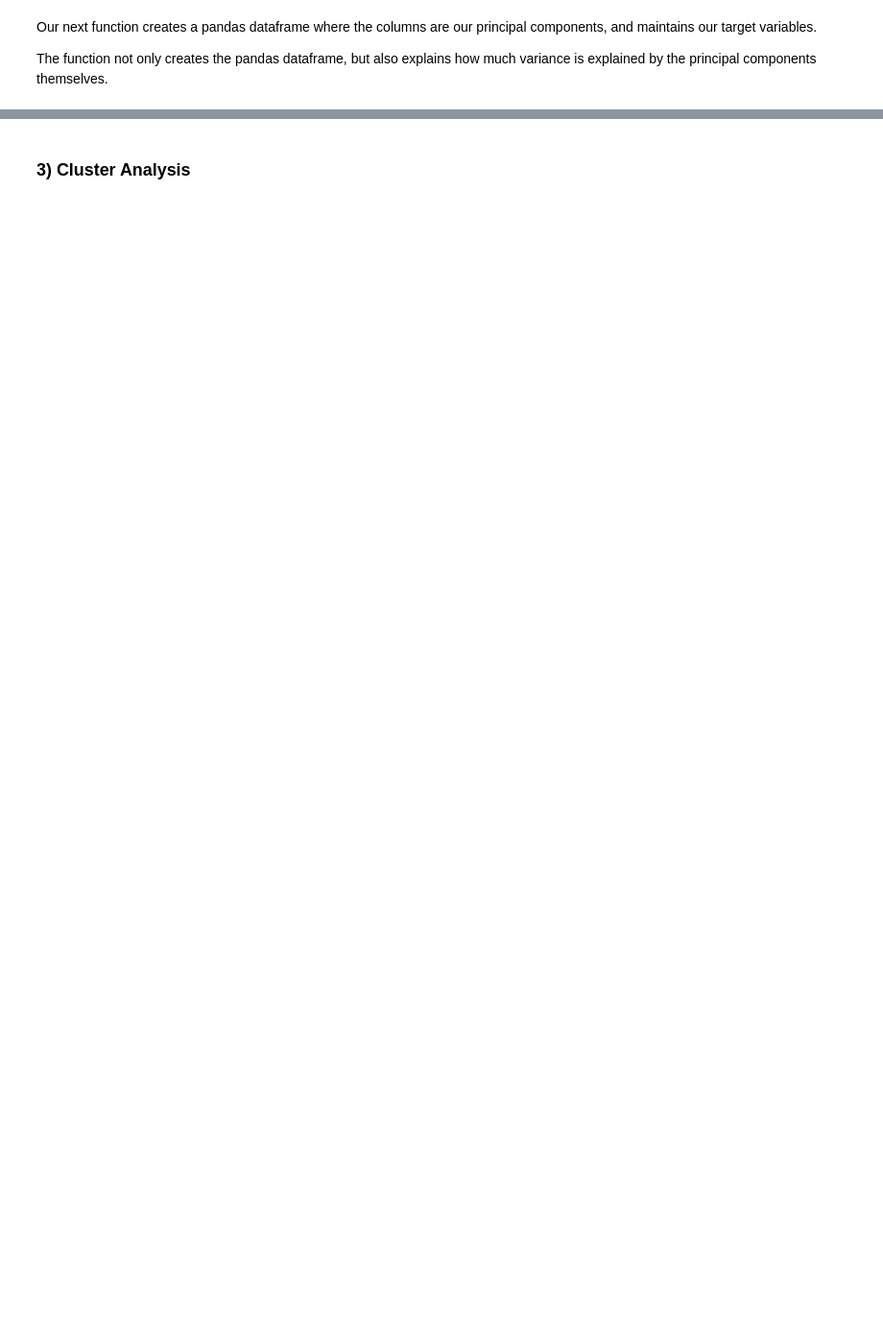
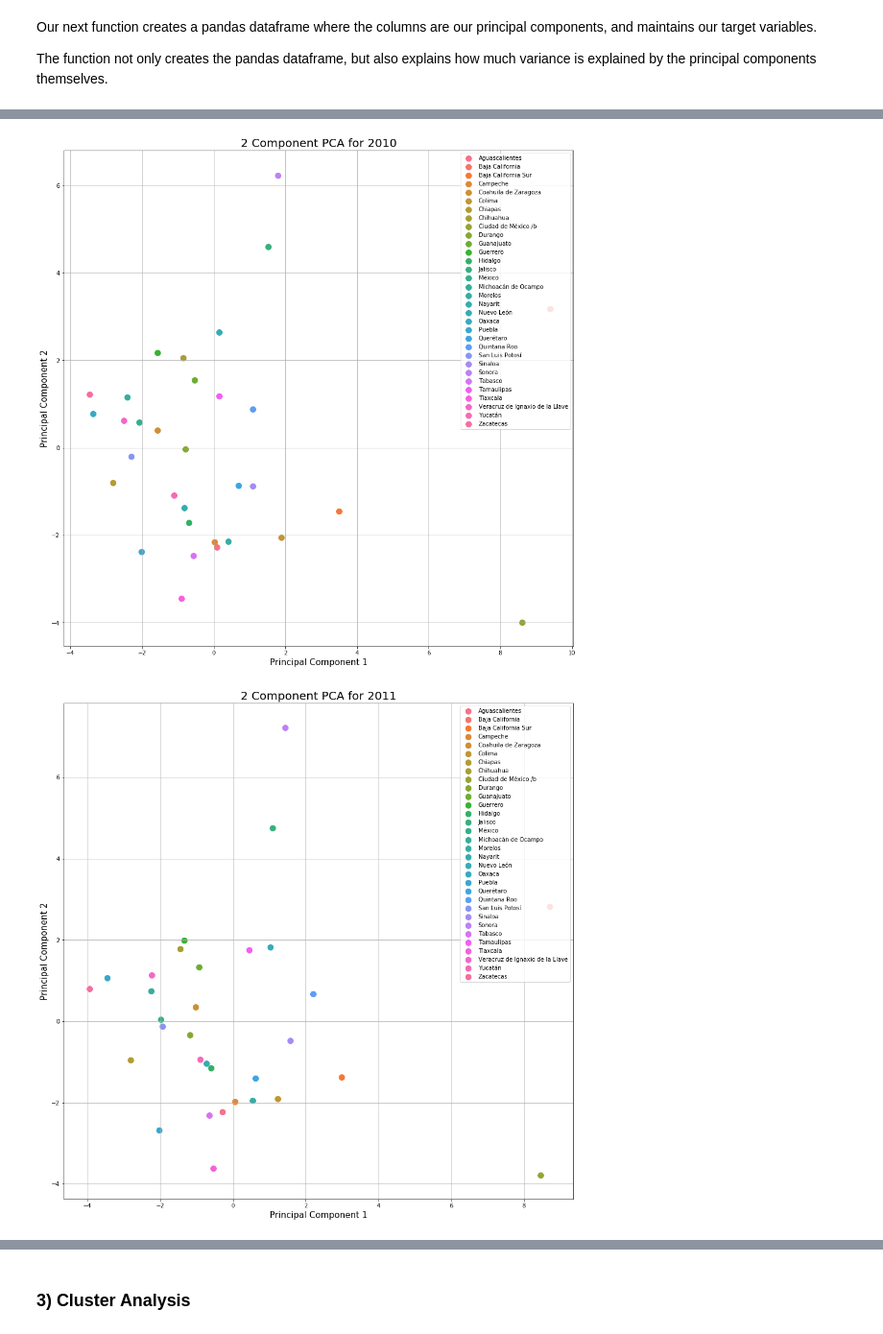
Before and after one commit to marioamz/MexicoOC_Index, a Jupyter notebook: Data_Exploration_Multivariable_Analysis.ipynb, the cells around one changed output, grey strips where cells are left out. Shown at 96% size. Cells and saved outputs as stored; diff of their text form; code cells hidden in the pictures; blank space fills up the shorter version.

```diff
--- a/Data_Exploration_Multivariable_Analysis.ipynb
+++ b/Data_Exploration_Multivariable_Analysis.ipynb
@@ -177,0 +238,6 @@ loadings = epc.factor_loadings(pc, working_df, pca_df, 'entidad', 'year')
+# %%
+for p in pca_dfs:
+    epc.two_dimension_pca_graph(p, 'entidad')
+# %% [output]
+[figure, added]
+[figure, added]
```
Also changed, not shown: parts of 30 cells of this notebook, 1 other file.
